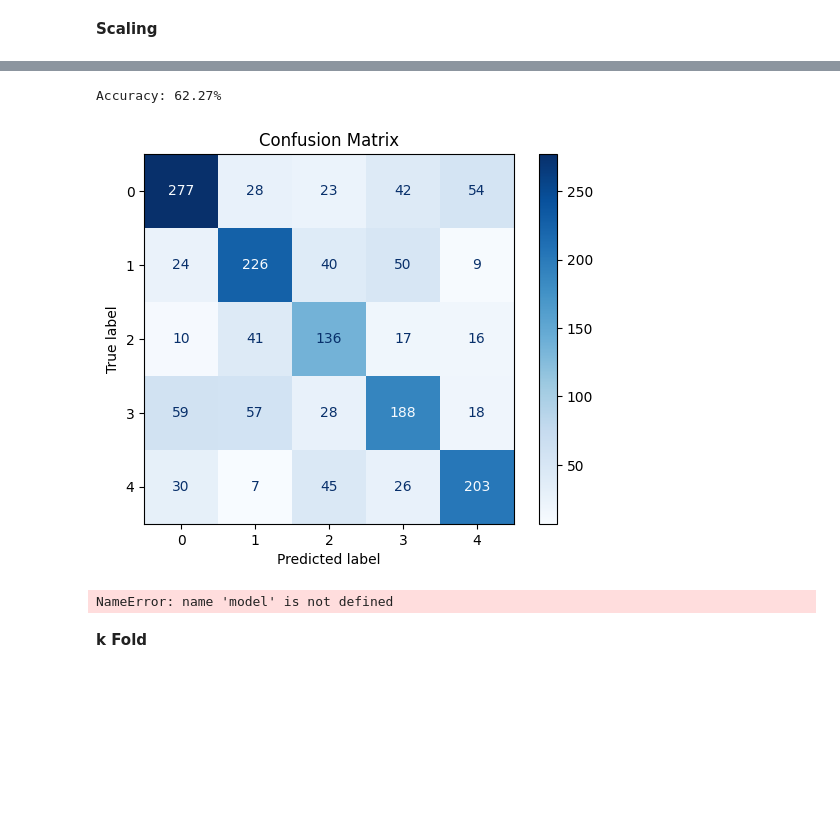
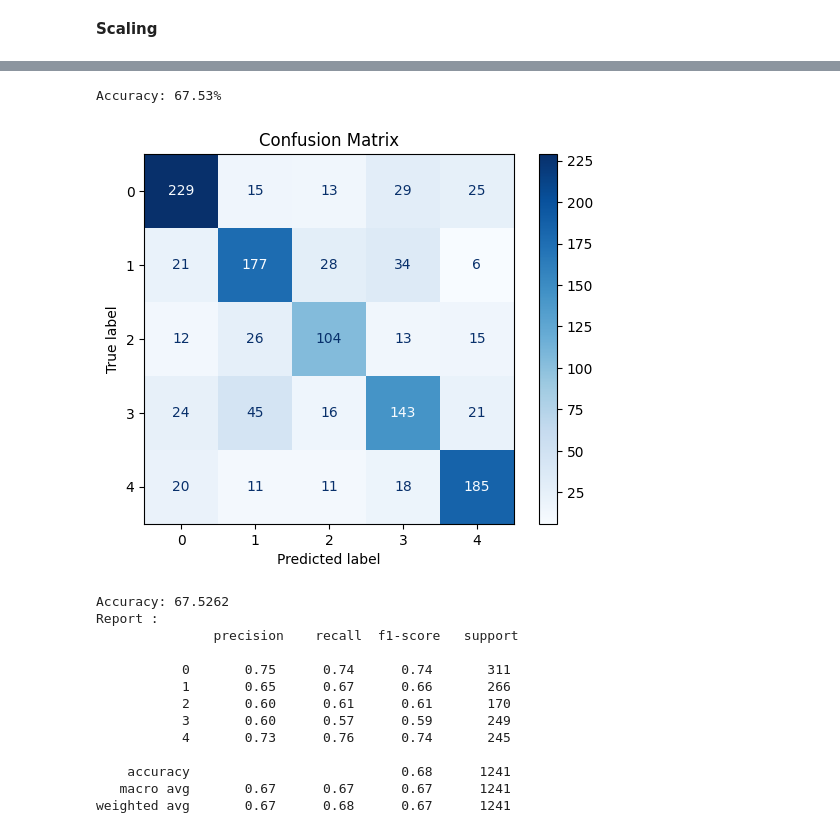
Before and after one commit to Faizan-Nawaz/UrEMONet, a Jupyter notebook: Backend/Video_text.ipynb, the cells around one changed output, grey strips where cells are left out. Saved outputs shown, nothing was run; the diff lists cells and outputs as text; code cells hidden in the pictures; blank space fills up the shorter version.

```diff
--- a/Backend/Video_text.ipynb
+++ b/Backend/Video_text.ipynb
@@ -96,7 +76,7 @@ import os
 # Load datasets
 
 video_df = pd.read_csv("/content/drive/MyDrive/videomae_features.csv")
-text_df = pd.read_csv("/content/urdu_embeddings_from_tuned_xlmr_final.csv")
+text_df = pd.read_csv("/content/drive/MyDrive/urdu_embeddings_from_tuned_xlmr_final.csv")
 
 # Extract filenames only
 
@@ -276,15 +300,28 @@ y_test_t = torch.tensor(y_test, dtype=torch.long)
 # %%
-from torch.utils.data import TensorDataset, DataLoader
-train_dataset = TensorDataset(video_train_t, text_train_t, y_train_t)
-test_dataset = TensorDataset(video_test_t, text_test_t, y_test_t)
+from torch.utils.data import DataLoader
 
-train_loader = DataLoader(train_dataset, batch_size=32, shuffle=True)
-test_loader = DataLoader(test_dataset, batch_size=32, shuffle=False)
+train_loader = DataLoader(
+    train_dataset,
+    batch_size=32,
+    shuffle=True
+)
+
+val_loader = DataLoader(
+    val_dataset,
+    batch_size=32,
+    shuffle=False
+)
+
+test_loader = DataLoader(
+    test_dataset,
+    batch_size=32,
+    shuffle=False
+)
 # %%
-text_dim = text_train_t.shape[1]
-video_dim = video_train_t.shape[1]
+text_dim = text_train.shape[1]
+video_dim = video_train.shape[1]
 
-model = VideoTextEmotionPredictor(
+model = SimpleVATTEmotionPredictor(
     video_dim=video_dim,
     text_dim=text_dim,
     common_space_dim=128,
@@ -413,7 +414,7 @@ total = 0
 with torch.no_grad():
     for v, t, y in test_loader:
         v, t, y = v.to(device), t.to(device), y.to(device)
-        outputs, align_loss = model(v, t)
+        outputs = model(v, t)
         _, predicted = torch.max(outputs, 1)
 
         total += y.size(0)
@@ -422,40 +423,51 @@ with torch.no_grad():
 accuracy = 100 * correct / total
 print(f"Accuracy: {accuracy:.2f}%")
 # %% [output]
-Accuracy: 62.27%
+Accuracy: 67.53%
 # %%
-from sklearn.metrics import confusion_matrix, ConfusionMatrixDisplay
+from sklearn.metrics import confusion_matrix, ConfusionMatrixDisplay, classification_report
 import matplotlib.pyplot as plt
 
 model.eval()
 
 all_preds = []
 all_labels = []
 
 with torch.no_grad():
     for v, t, y in test_loader:
         v, t = v.to(device), t.to(device)
-        outputs, align= model(v, t)
+        outputs = model(v, t)
         _, predicted = torch.max(outputs, 1)
 
         all_preds.extend(predicted.cpu().numpy())
         all_labels.extend(y.cpu().numpy())
 
 # Create confusion matrix
 cm = confusion_matrix(all_labels, all_preds)
 
 # Plot
 disp = ConfusionMatrixDisplay(confusion_matrix=cm)
 disp.plot(cmap='Blues')
 
 plt.title("Confusion Matrix")
 plt.show()
+
+# Classification Report
+report = classification_report(all_labels, all_preds)
+print(f"Accuracy: {accuracy:.4f}")
+print("Report :\n", report)
 # %% [output]
-[figure, old version]
+[figure, new version]
+Accuracy: 67.5262
+Report :
+               precision    recall  f1-score   support
+
+           0       0.75      0.74      0.74       311
+           1       0.65      0.67      0.66       266
+           2       0.60      0.61      0.61       170
+           3       0.60      0.57      0.59       249
+           4       0.73      0.76      0.74       245
+
+    accuracy                           0.68      1241
+   macro avg       0.67      0.67      0.67      1241
+weighted avg       0.67      0.68      0.67      1241
-# %%
-device = torch.device("cuda" if torch.cuda.is_available() else "cpu")
-model.to(device)
-# %% [output]
-NameError: name 'model' is not defined
-# %% [markdown]
-**k Fold**
```
Also changed, not shown: parts of 15 cells of this notebook, 2 other files.
